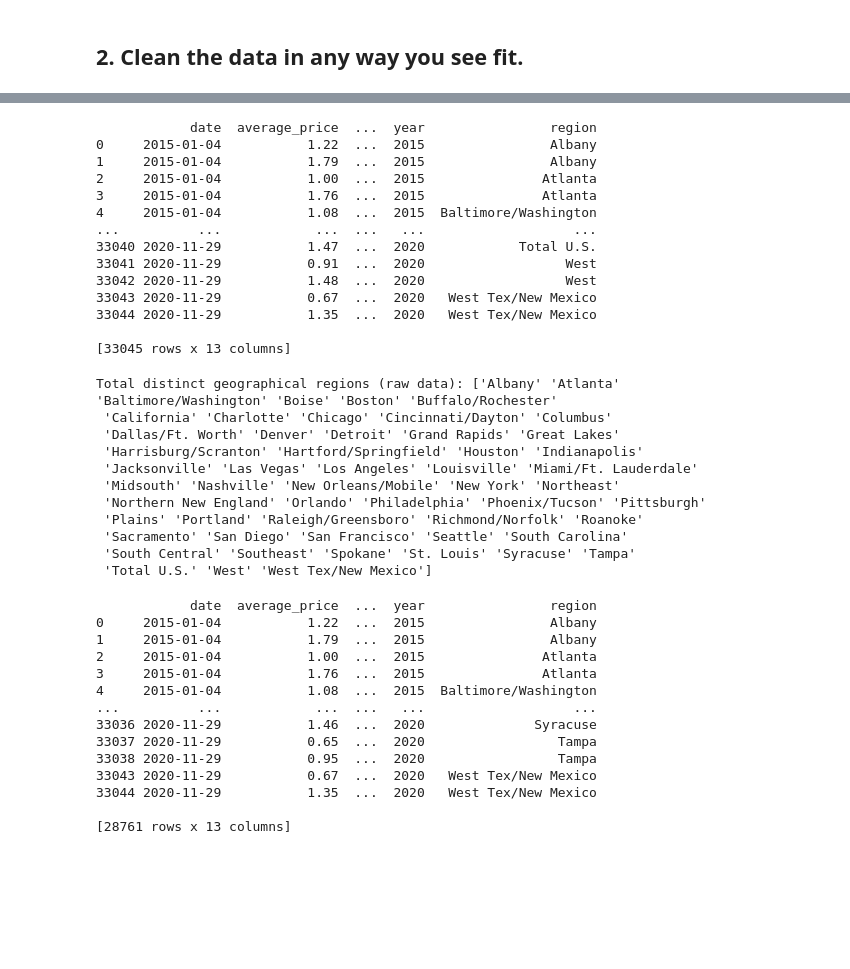
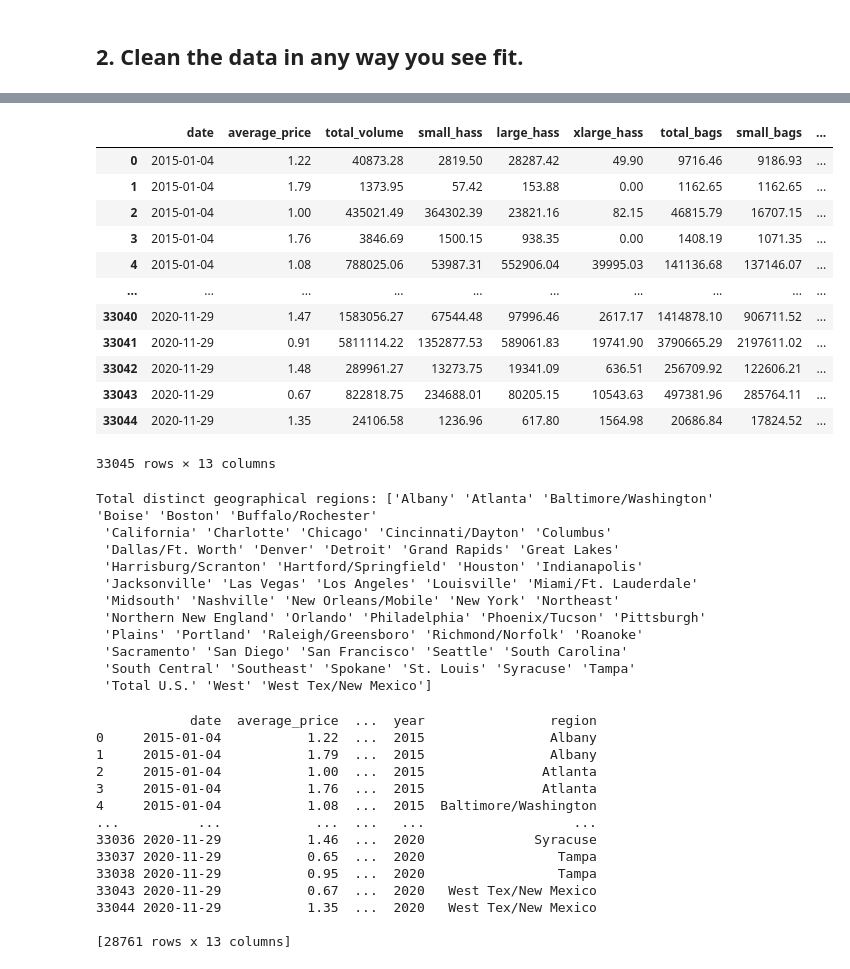
Before and after one commit to isabelleantaran/GSB-544-Projects, a Jupyter notebook: lab/Lab2.ipynb, the cells around one changed output, grey strips where cells are left out. Cells and saved outputs as stored; diff of their text form; code cells hidden in the pictures; blank space fills up the shorter version.

```diff
--- a/lab/Lab2.ipynb
+++ b/lab/Lab2.ipynb
@@ -85,34 +87,33 @@ avocado_clean
 # %%
-# Rename variables to make sense intuitively. Example: what does 4046 mean in terms of size of avocado?
+# Rename variables to make sense intuitively
 
 avocado_clean = avocado_clean.rename(columns={
-    "4046": "small_haas",
-    "4225": "large_haas",
-    "4770": "xlarge_haas",
+    "4046": "small_hass",
+    "4225": "large_hass",
+    "4770": "xlarge_hass",
     "geography": "region"
 })
 
-print(avocado_clean)
+avocado_clean
 # %% [output]
+|  | date | average_price | total_volume | small_hass | large_hass | xlarge_hass | total_bags | small_bags | ... |
+| 0 | 2015-01-04 | 1.22 | 40873.28 | 2819.50 | 28287.42 | 49.90 | 9716.46 | 9186.93 | ... |
+| 1 | 2015-01-04 | 1.79 | 1373.95 | 57.42 | 153.88 | 0.00 | 1162.65 | 1162.65 | ... |
+| 2 | 2015-01-04 | 1.00 | 435021.49 | 364302.39 | 23821.16 | 82.15 | 46815.79 | 16707.15 | ... |
+| 3 | 2015-01-04 | 1.76 | 3846.69 | 1500.15 | 938.35 | 0.00 | 1408.19 | 1071.35 | ... |
+| 4 | 2015-01-04 | 1.08 | 788025.06 | 53987.31 | 552906.04 | 39995.03 | 141136.68 | 137146.07 | ... |
+| ... | ... | ... | ... | ... | ... | ... | ... | ... | ... |
+| 33040 | 2020-11-29 | 1.47 | 1583056.27 | 67544.48 | 97996.46 | 2617.17 | 1414878.10 | 906711.52 | ... |
+| 33041 | 2020-11-29 | 0.91 | 5811114.22 | 1352877.53 | 589061.83 | 19741.90 | 3790665.29 | 2197611.02 | ... |
+| 33042 | 2020-11-29 | 1.48 | 289961.27 | 13273.75 | 19341.09 | 636.51 | 256709.92 | 122606.21 | ... |
+| 33043 | 2020-11-29 | 0.67 | 822818.75 | 234688.01 | 80205.15 | 10543.63 | 497381.96 | 285764.11 | ... |
+| 33044 | 2020-11-29 | 1.35 | 24106.58 | 1236.96 | 617.80 | 1564.98 | 20686.84 | 17824.52 | ... |
-            date  average_price  ...  year                region
-0     2015-01-04           1.22  ...  2015                Albany
-1     2015-01-04           1.79  ...  2015                Albany
-2     2015-01-04           1.00  ...  2015               Atlanta
-3     2015-01-04           1.76  ...  2015               Atlanta
-4     2015-01-04           1.08  ...  2015  Baltimore/Washington
-...          ...            ...  ...   ...                   ...
-33040 2020-11-29           1.47  ...  2020            Total U.S.
-33041 2020-11-29           0.91  ...  2020                  West
-33042 2020-11-29           1.48  ...  2020                  West
-33043 2020-11-29           0.67  ...  2020   West Tex/New Mexico
-33044 2020-11-29           1.35  ...  2020   West Tex/New Mexico
-
-[33045 rows x 13 columns]
+33045 rows × 13 columns
 # %%
 all_regions = avocado["geography"].unique() #lists all unique values in geography column
-print(f"Total distinct geographical regions (raw data): {all_regions}")
+print(f"Total distinct geographical regions: {all_regions}")
 # %% [output]
-Total distinct geographical regions (raw data): ['Albany' 'Atlanta' 'Baltimore/Washington' 'Boise' 'Boston' 'Buffalo/Rochester'
+Total distinct geographical regions: ['Albany' 'Atlanta' 'Baltimore/Washington' 'Boise' 'Boston' 'Buffalo/Rochester'
  'California' 'Charlotte' 'Chicago' 'Cincinnati/Dayton' 'Columbus'
  'Dallas/Ft. Worth' 'Denver' 'Detroit' 'Grand Rapids' 'Great Lakes'
  'Harrisburg/Scranton' 'Hartford/Springfield' 'Houston' 'Indianapolis'
```
Also changed, not shown: parts of 35 cells of this notebook, 1 other file.
